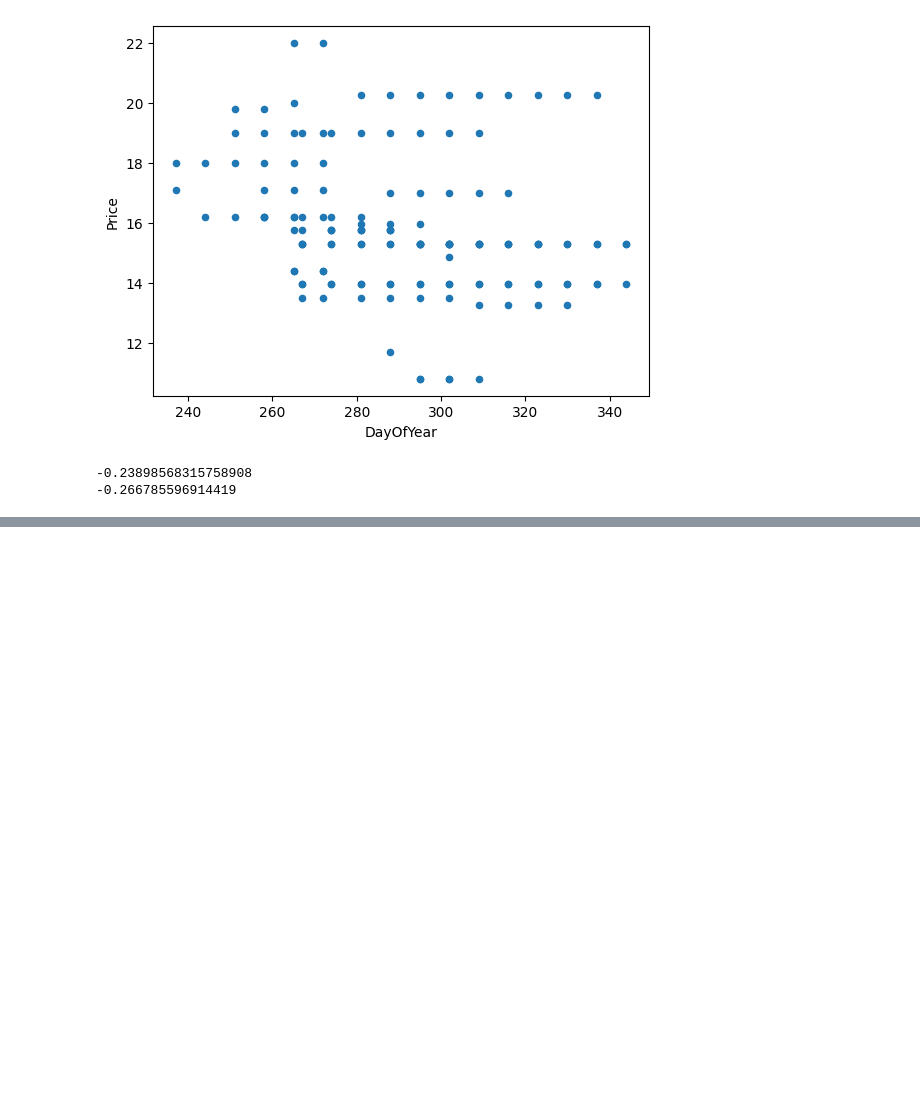
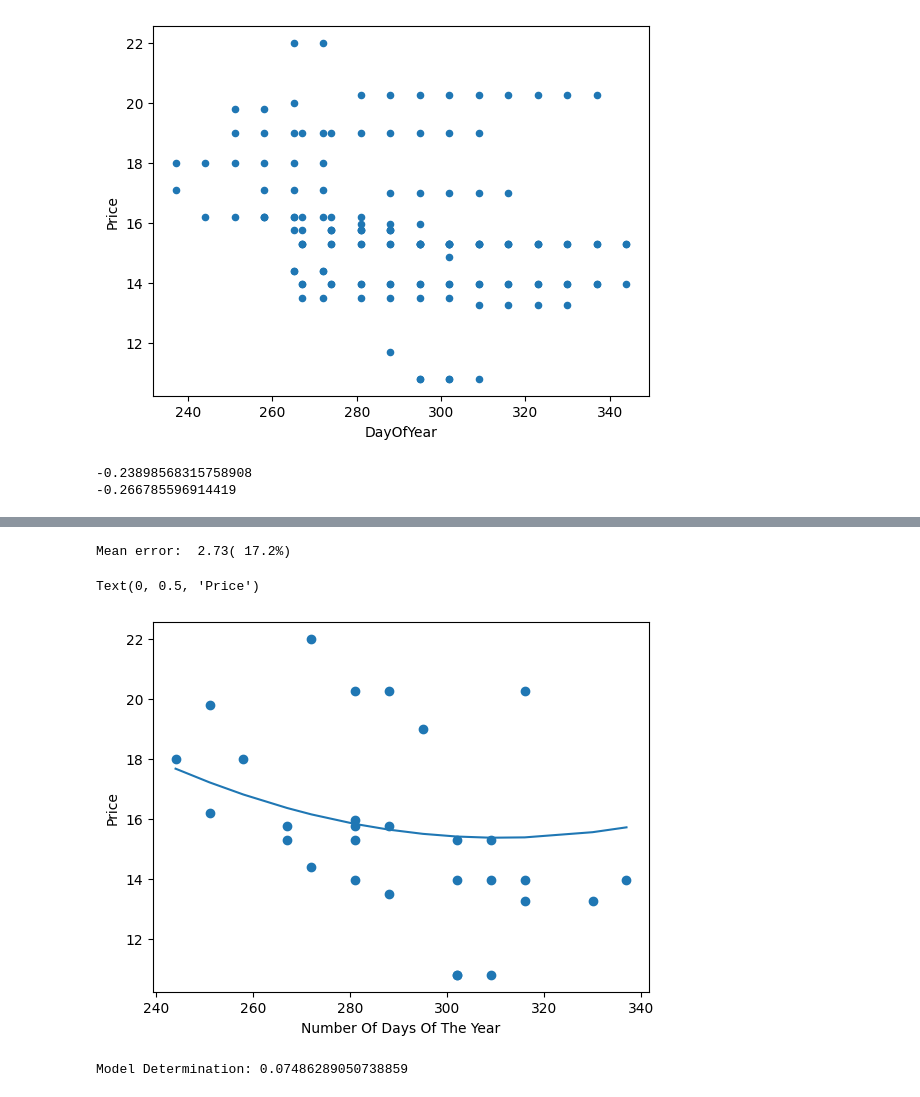
Before and after one commit to Johan621/Machinelearn, a Jupyter notebook: Regression/3-Linear/notebook.ipynb, the cells around one changed output, grey strips where cells are left out. Cells and saved outputs as stored; diff of their text form; code cells hidden in the pictures; blank space fills up the shorter version.

```diff
--- a/Regression/3-Linear/notebook.ipynb
+++ b/Regression/3-Linear/notebook.ipynb
@@ -99,0 +167,31 @@ print(pie_pumpkins['DayOfYear'].corr(pie_pumpkins['Price']))
+# %%
+from sklearn.preprocessing import PolynomialFeatures
+from sklearn.pipeline import make_pipeline
+
+#Build the polynomial Regression pipeline
+pipeline = make_pipeline(PolynomialFeatures(2),LinearRegression())
+#Use the pipeline to Build the model
+pipeline.fit(X_train,y_train)
+#Test the model with our test data
+pred = pipeline.predict(X_test)
+#Calculate and print the mean squared error
+mse = np.sqrt(mean_squared_error(y_test,pred))
+print(f'Mean error: {mse: 3.3}({mse/np.mean(pred)*100: 3.3}%)')
+#Plot the results
+plt.scatter(X_test,y_test)
+plt.plot(sorted(X_test),pipeline.predict(sorted(X_test)))
+
+#We gonna add labels so it will easy to understand the graph
+plt.xlabel("Number Of Days Of The Year")
+plt.ylabel("Price")
+# %% [output]
+Mean error:  2.73( 17.2%)
+Text(0, 0.5, 'Price')
+[figure, added]
+# %%
+#Score of the model
+score = pipeline.score(X_train,y_train)
+print(f'Model Determination: {score}')
+#Else we can it as ""print('Model Determination: ',score)""
+# %% [output]
+Model Determination: 0.07486289050738859
```
Also changed, not shown: parts of 10 cells of this notebook.
